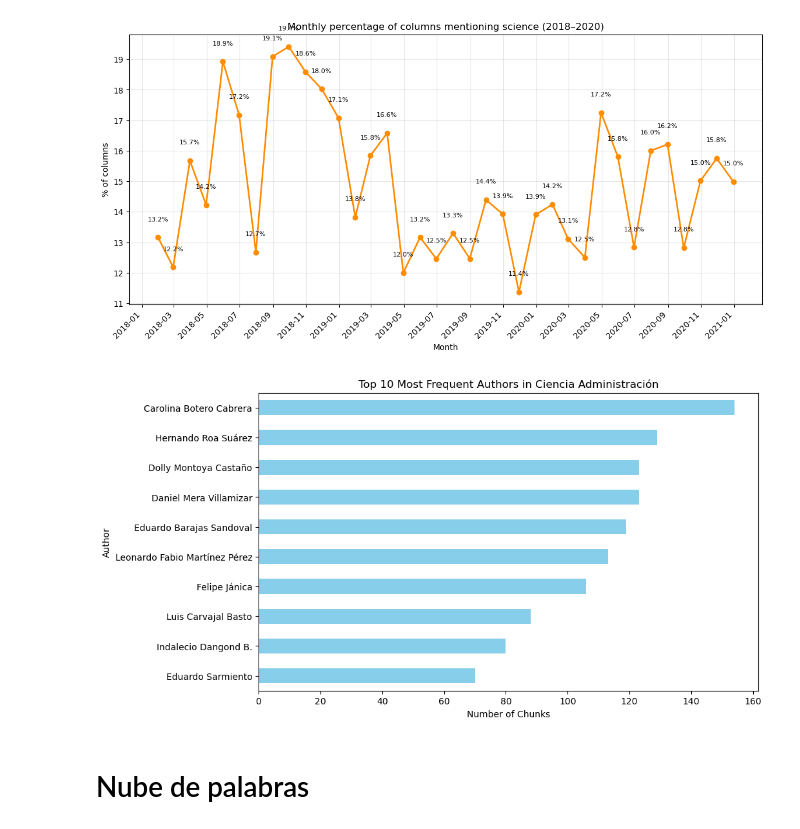
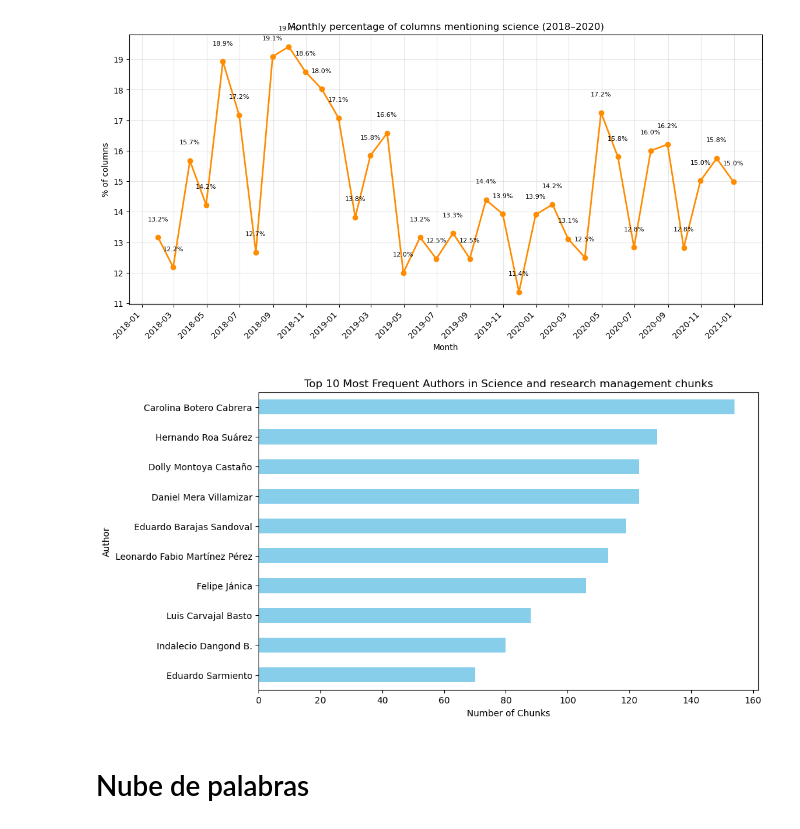
Before and after one commit to BMSS-EAFIT-Projects/HumanidadesDigitales_Karen, a Jupyter notebook: notebooks/13_ciencia_admin_descriptivos.ipynb, the cells around one changed output. Drawn from its saved outputs; the diff is of its cells as text; code cells hidden in the pictures.

```diff
--- a/notebooks/13_ciencia_admin_descriptivos.ipynb
+++ b/notebooks/13_ciencia_admin_descriptivos.ipynb
@@ -128,17 +136,17 @@ for x, y in zip(mensual.index, mensual["porcentaje"]):
 # %%
 # Count the frequency of each author in chunks_ciencias_admin_merged
 author_counts = chunks_ciencias_admin_merged['autor_doc'].value_counts().head(10)  # Top 10 authors
 
 # Plot horizontal bar chart
 plt.figure(figsize=(10, 6))
 author_counts.plot(kind='barh', color='skyblue')
-plt.title('Top 10 Most Frequent Authors in Ciencia Administración')
+plt.title('Top 10 Most Frequent Authors in Science and research management chunks')
 plt.xlabel('Number of Chunks')
 plt.ylabel('Author')
 plt.gca().invert_yaxis()  # Invert y-axis to have the highest at the top
 plt.show()
 # %% [output]
-[figure, old version]
+[figure, new version]
 # %% [markdown]
 # Nube de palabras
 # %%
```
Also changed, not shown: parts of 3 cells of this notebook, 21 other files.
